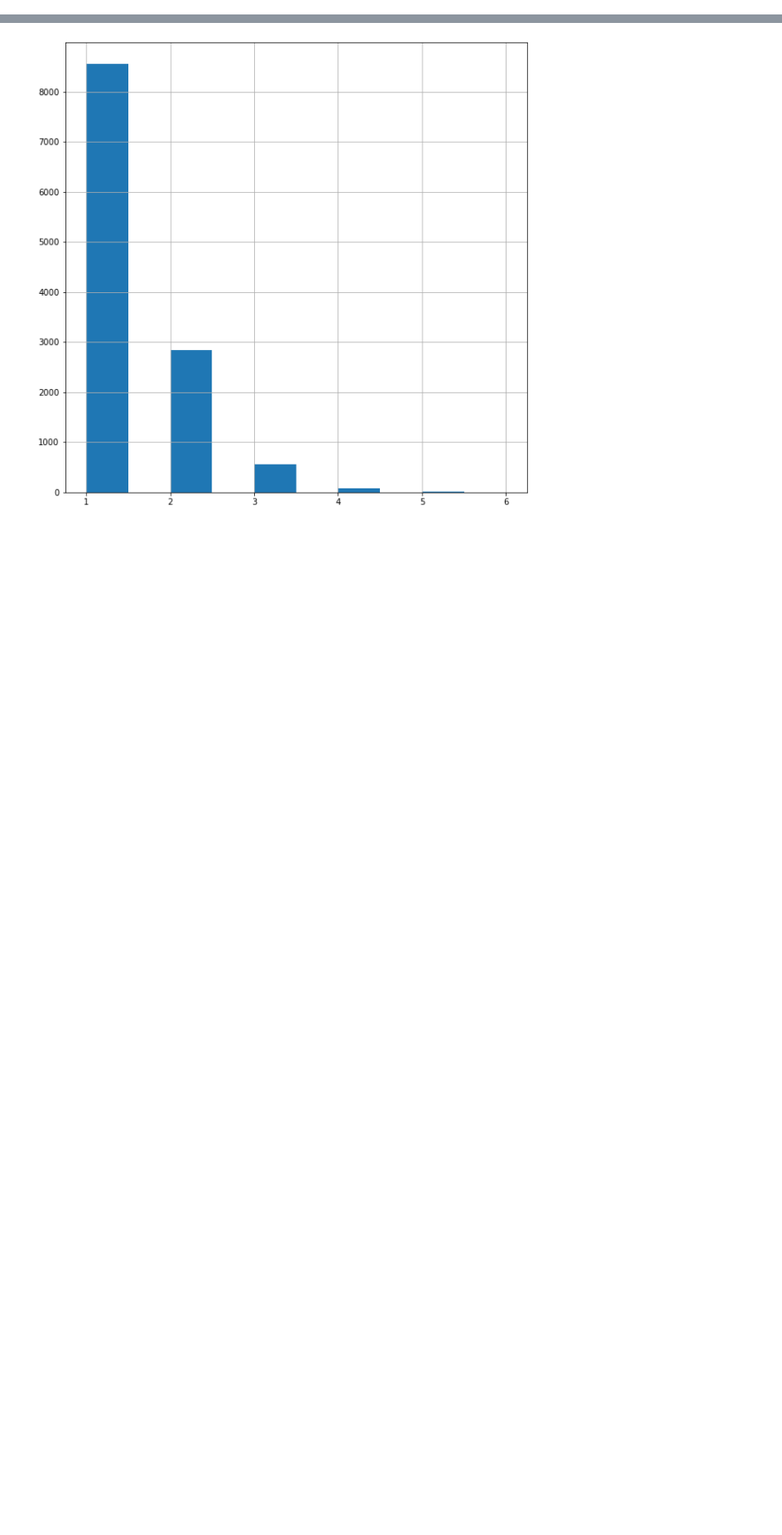
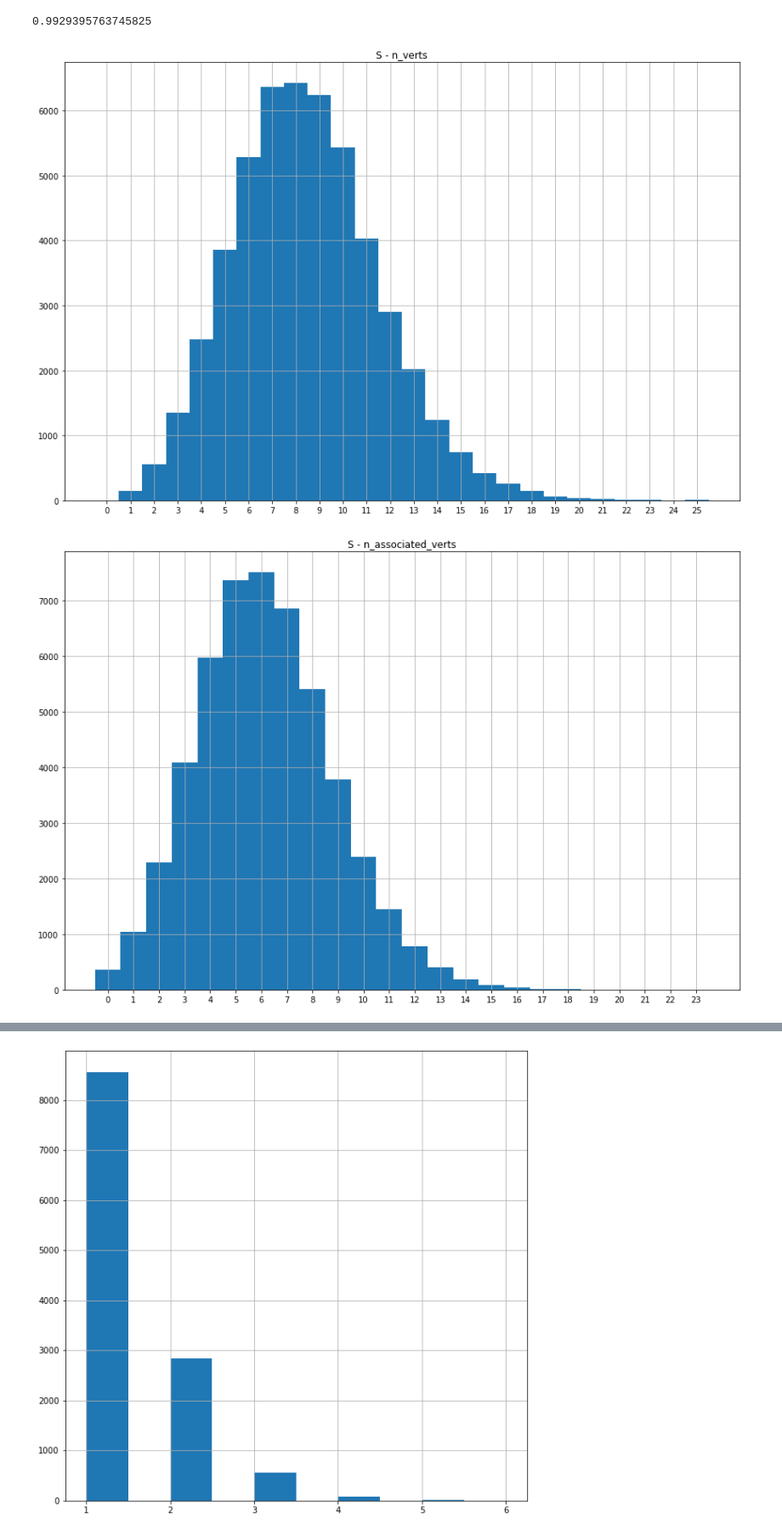
Before and after one commit to noamwunch/displaced_tracks, a Jupyter notebook: Untitled.ipynb, the cells around one changed output, grey strips where cells are left out. Shown at 85% size. Saved outputs shown, nothing was run; the diff lists cells and outputs as text; code cells hidden in the pictures; blank space fills up the shorter version.

```diff
--- a/Untitled.ipynb
+++ b/Untitled.ipynb
@@ -38,0 +62,6 @@ Wall time: 1.08 s
+# %%
+vert_hists(S, "S")
+# %% [output]
+0.9929395763745825
+[figure, added]
+[figure, added]
```
Also changed, not shown: parts of 6 cells of this notebook, 1 other file.
